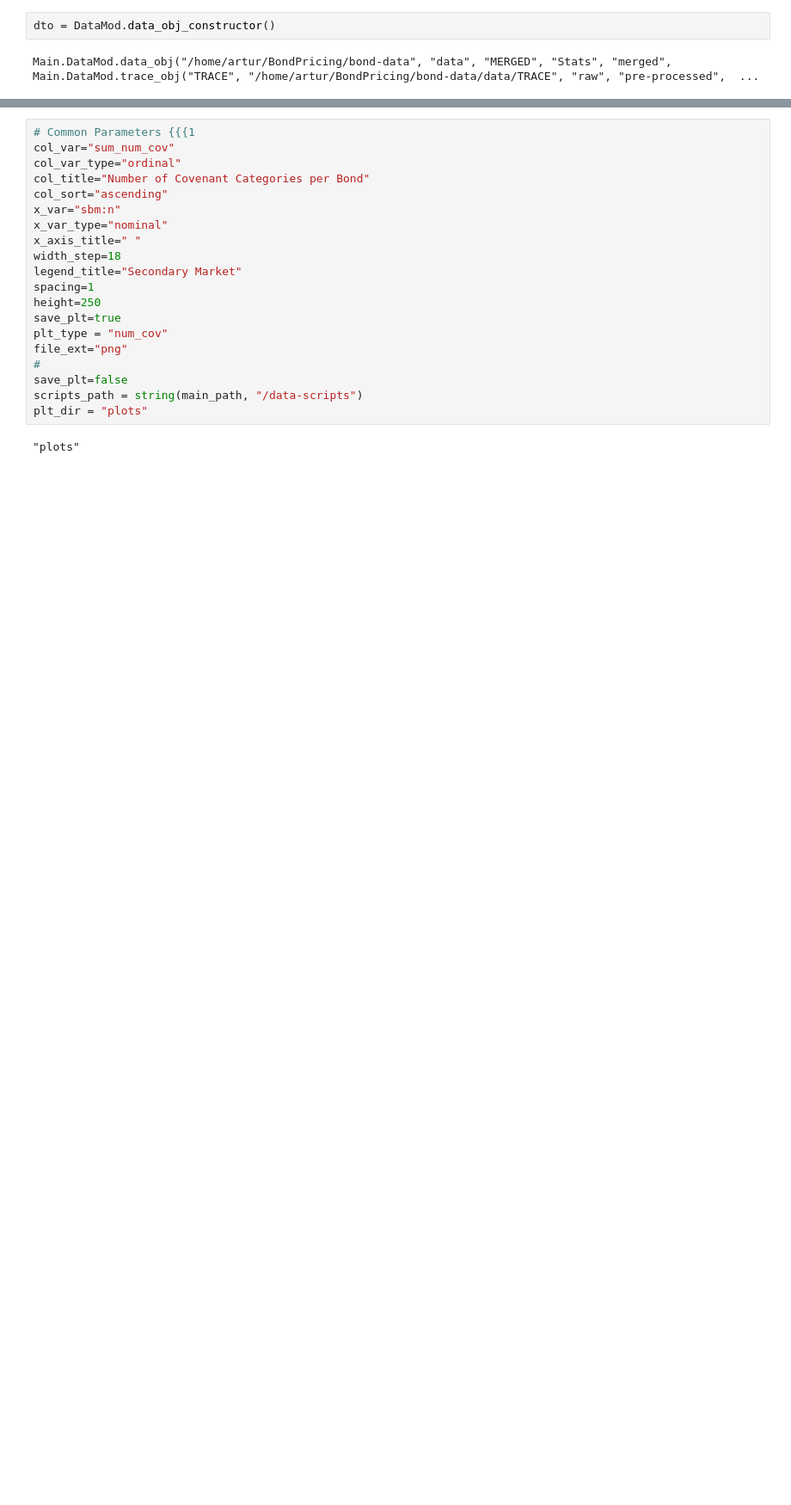
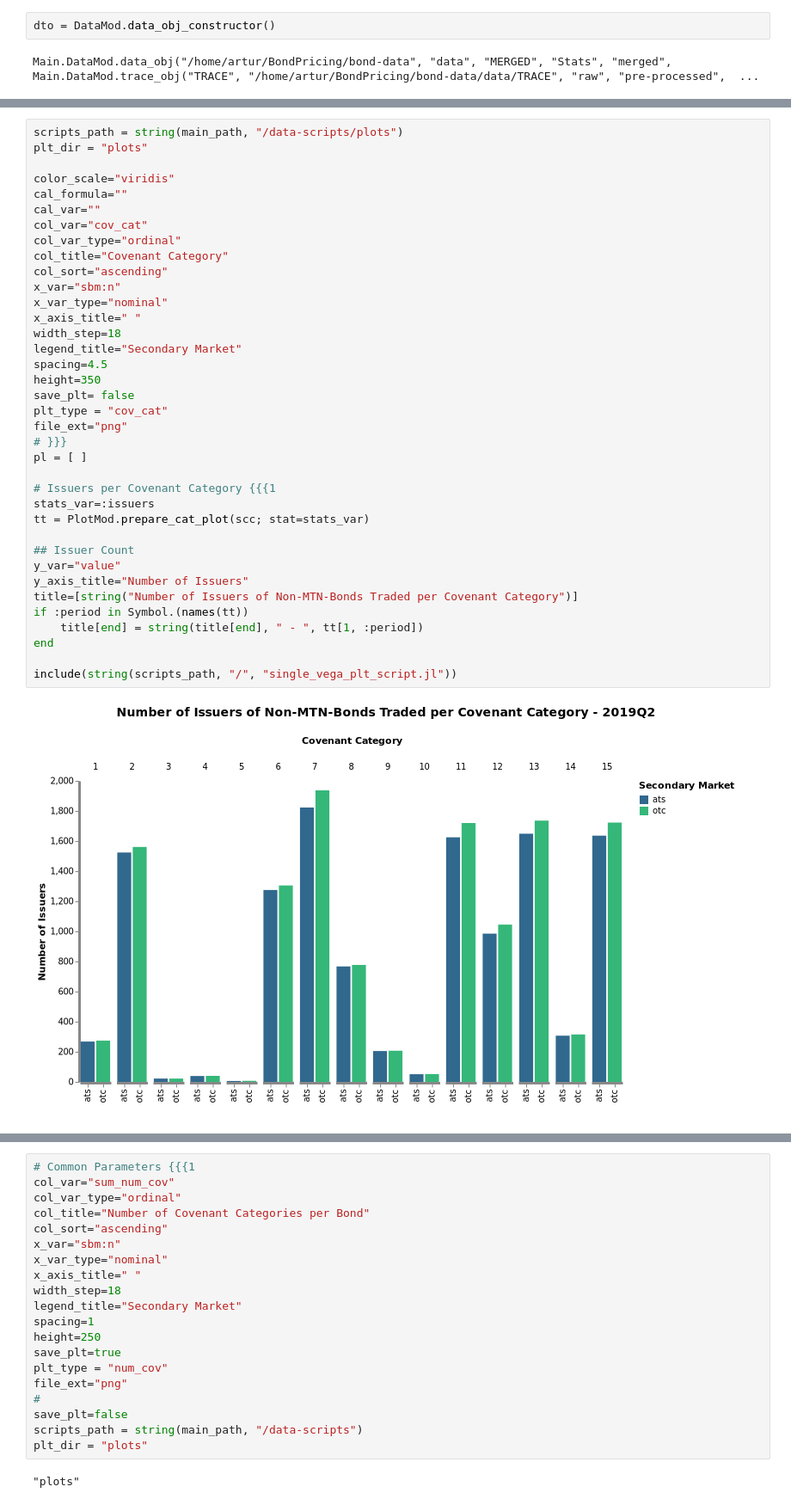
Before and after one commit to acbezerra/bond-data, a Jupyter notebook: notebooks/plots.ipynb, the cells around one changed output, grey strips where cells are left out. Shown: that part at 86% size. Saved outputs shown, nothing was run; the diff lists cells and outputs as text; blank space fills up the shorter version.

```diff
--- a/notebooks/plots.ipynb
+++ b/notebooks/plots.ipynb
@@ -46,0 +51,39 @@ Reading dataframe in folder: /home/artur/BondPricing/bond-data/data/Stats/2019..
+# %%
+scripts_path = string(main_path, "/data-scripts/plots")
+plt_dir = "plots"
+
+color_scale="viridis"
+cal_formula=""
+cal_var=""
+col_var="cov_cat"
+col_var_type="ordinal"
+col_title="Covenant Category"
+col_sort="ascending"
+x_var="sbm:n"
+x_var_type="nominal"
+x_axis_title=" "
+width_step=18
+legend_title="Secondary Market"
+spacing=4.5
+height=350
+save_plt= false
+plt_type = "cov_cat"
+file_ext="png"
+# }}}
+pl = [ ]
+
+# Issuers per Covenant Category {{{1
+stats_var=:issuers
+tt = PlotMod.prepare_cat_plot(scc; stat=stats_var)
+
+## Issuer Count
+y_var="value"
+y_axis_title="Number of Issuers"
+title=[string("Number of Issuers of Non-MTN-Bonds Traded per Covenant Category")]
+if :period in Symbol.(names(tt))
+    title[end] = string(title[end], " - ", tt[1, :period])
+end
+
+include(string(scripts_path, "/", "single_vega_plt_script.jl"))
+# %% [output]
+[figure, added]
```
Also changed, not shown: parts of 10 cells of this notebook, 18 other files.
